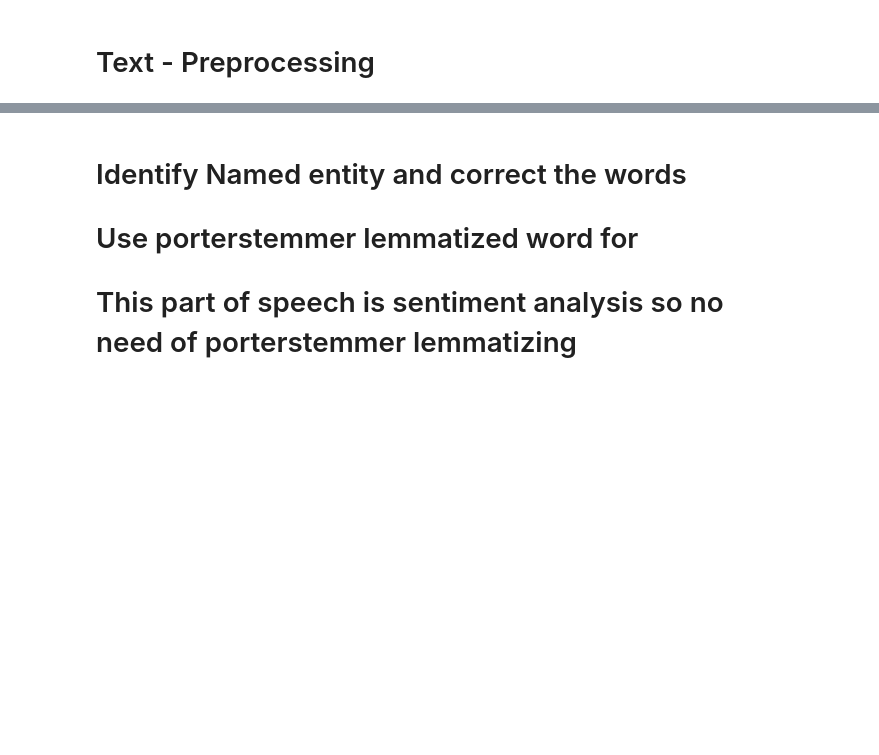
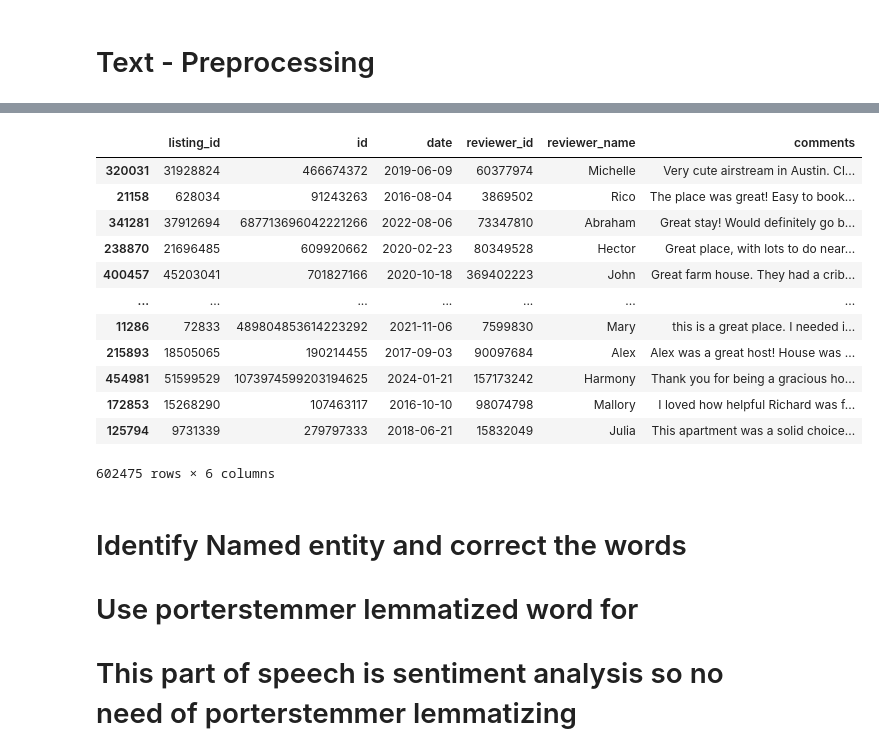
Before and after one commit to Raaj-4320/Airbnb---analysis, a Jupyter notebook: Airbnb_review_NLP.ipynb, the cells around one changed output, grey strips where cells are left out. Drawn from its saved outputs; the diff is of its cells as text; code cells hidden in the pictures; blank space fills up the shorter version.

```diff
--- a/Airbnb_review_NLP.ipynb
+++ b/Airbnb_review_NLP.ipynb
@@ -675,3 +502,23 @@ Top Neutral Words: []
+# %%
+df_reviews = pd.read_csv('drive/MyDrive/Datasets/Airbnb-Review-NLP/reviews.csv')
+# %%
+df_reviews = df_reviews.sample(frac = 1)
+# %%
+df_reviews
+# %% [output]
+|  | listing_id | id | date | reviewer_id | reviewer_name | comments |
+| 320031 | 31928824 | 466674372 | 2019-06-09 | 60377974 | Michelle | Very cute airstream in Austin. Cl... |
+| 21158 | 628034 | 91243263 | 2016-08-04 | 3869502 | Rico | The place was great! Easy to book... |
+| 341281 | 37912694 | 687713696042221266 | 2022-08-06 | 73347810 | Abraham | Great stay! Would definitely go b... |
+| 238870 | 21696485 | 609920662 | 2020-02-23 | 80349528 | Hector | Great place, with lots to do near... |
+| 400457 | 45203041 | 701827166 | 2020-10-18 | 369402223 | John | Great farm house. They had a crib... |
+| ... | ... | ... | ... | ... | ... | ... |
+| 11286 | 72833 | 489804853614223292 | 2021-11-06 | 7599830 | Mary | this is a great place. I needed i... |
+| 215893 | 18505065 | 190214455 | 2017-09-03 | 90097684 | Alex | Alex was a great host! House was ... |
+| 454981 | 51599529 | 1073974599203194625 | 2024-01-21 | 157173242 | Harmony | Thank you for being a gracious ho... |
+| 172853 | 15268290 | 107463117 | 2016-10-10 | 98074798 | Mallory | I loved how helpful Richard was f... |
+| 125794 | 9731339 | 279797333 | 2018-06-21 | 15832049 | Julia | This apartment was a solid choice... |
+602475 rows × 6 columns
 # %% [markdown]
 # Identify Named entity and correct the words
 # Use porterstemmer lemmatized word for
```
Also changed, not shown: parts of 11 cells of this notebook.
